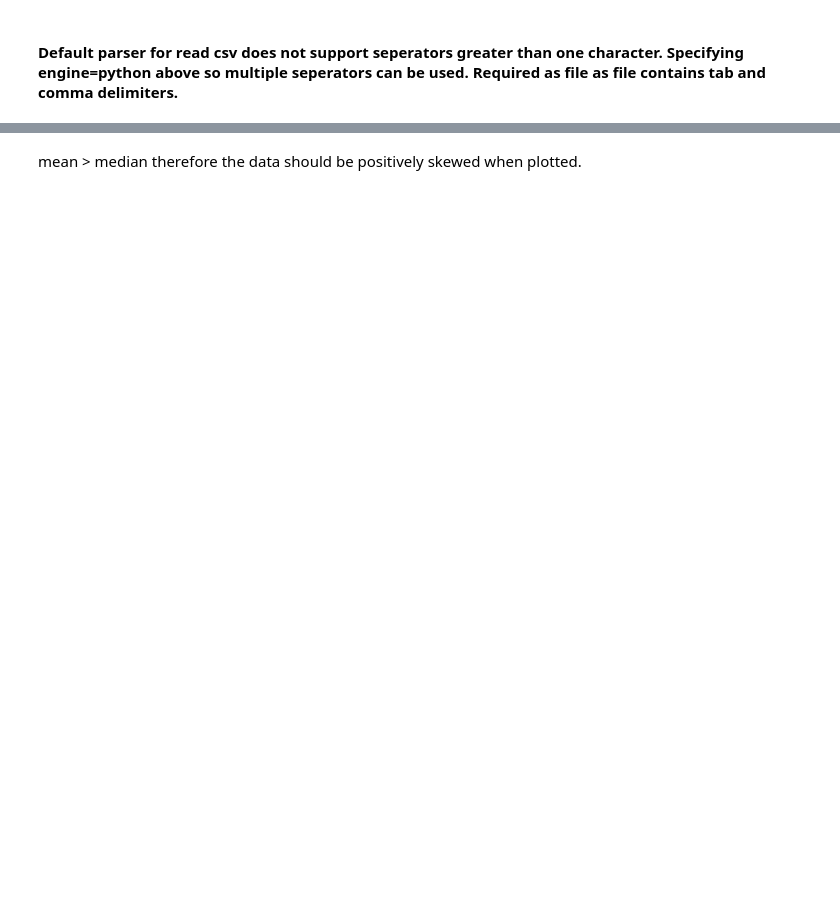
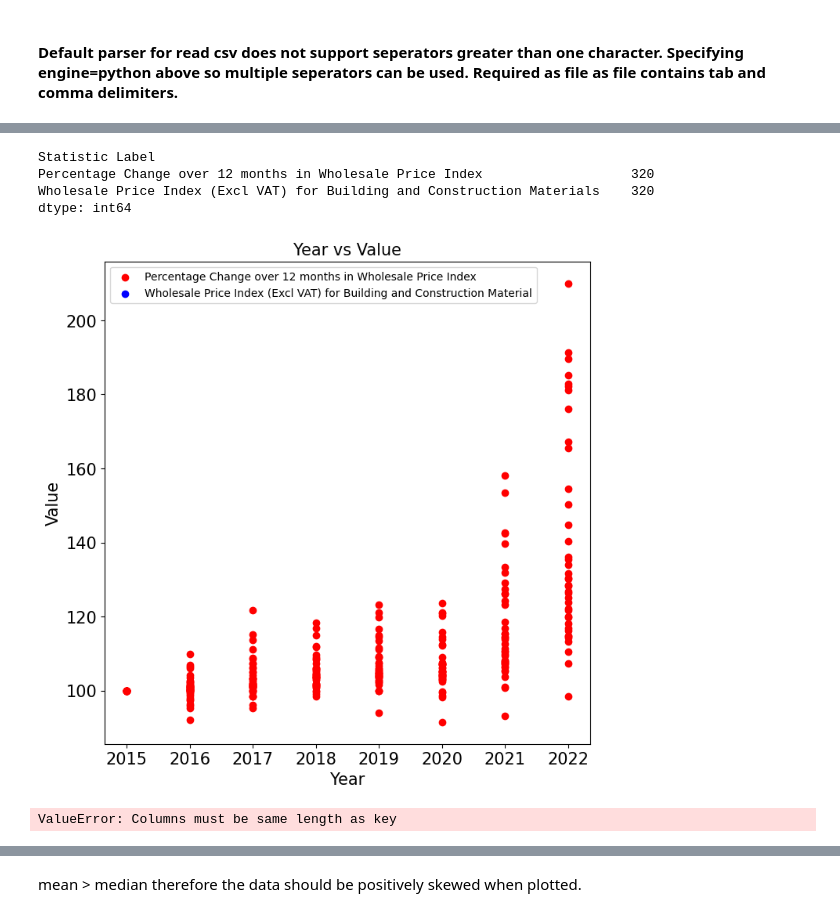
Before and after one commit to rachelhurleycct/CA2, a Jupyter notebook: CA2.ipynb, the cells around one changed output, grey strips where cells are left out. Drawn from its saved outputs; the diff is of its cells as text; code cells hidden in the pictures; blank space fills up the shorter version.

```diff
--- a/CA2.ipynb
+++ b/CA2.ipynb
@@ -387,8 +646,0 @@ df8
-# %%
-# split the column by comma and create new columns for each variable
-df8[['Price_Index', '%Change']] = df8['Statstic Label'].str.split(',', expand=True)
-
-# drop the original column
-df8.drop('Statistic Label', axis=1, inplace=True)
-
-print(df8)
@@ -396,0 +669,35 @@ sns.scatterplot(x=df8['Hour'], y=internet_dataframe['VALUE'], hue=df8['Type of M
+# %%
+print(df8.groupby('Statistic Label').size())
+# %% [output]
+Statistic Label
+Percentage Change over 12 months in Wholesale Price Index                   320
+Wholesale Price Index (Excl VAT) for Building and Construction Materials    320
+dtype: int64
+# %%
+plt.figure(4, figsize=(8, 8))
+plt.scatter(df8.iloc[:320, 1], df8.iloc[:320, 4], c='r', label='Percentage Change over 12 months in Wholesale Price Index')
+
+plt.scatter(df8.iloc[640:, 1], df8.iloc[640:, 4], c='b',label='Wholesale Price Index (Excl VAT) for Building and Construction Material')
+plt.xlabel('Year',fontsize = 15)
+plt.ylabel('Value',fontsize = 15)
+plt.xticks(fontsize = 15)
+plt.yticks(fontsize = 15)
+plt.title('Year vs Value',fontsize = 15)
+plt.legend(prop={'size': 10})
+plt.show()
+
+##Add second Y axis to make % change visible.
+# %% [output]
+[figure, added]
+# %%
+##Revisit
+
+# split the column by comma and create new columns for each variable
+df8[['Price_Index', '%Change']] = df8['Statistic Label'].str.split(',', expand=True)
+
+# drop the original column
+df8.drop('Statistic Label', axis=1, inplace=True)
+
+print(df8)
+# %% [output]
+ValueError: Columns must be same length as key
```
Also changed, not shown: parts of 97 cells of this notebook.
